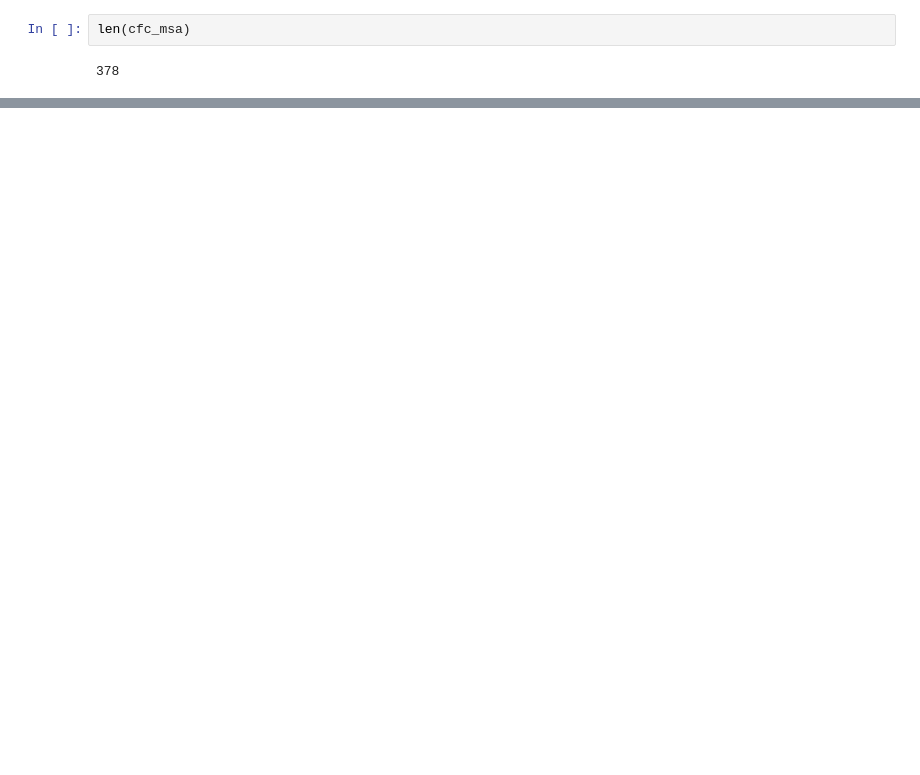
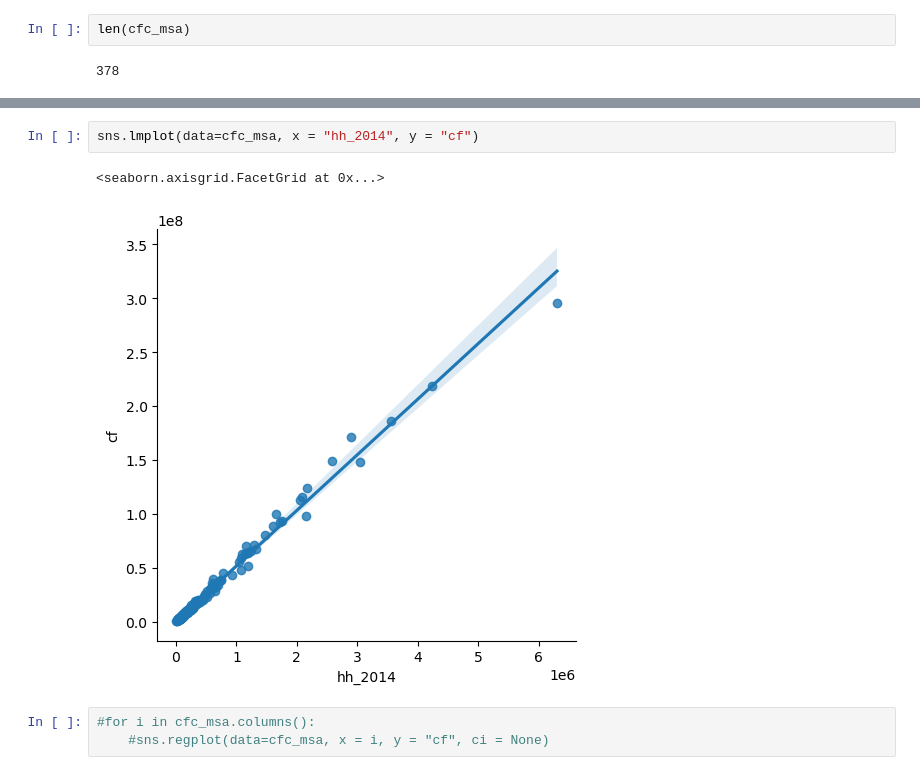
Before and after one commit to narslab/msa-emission-typologies, a Jupyter notebook: bin/jupyter/aggregate-carbon-footprints.ipynb, the cells around one changed output, grey strips where cells are left out. Saved outputs shown, nothing was run; the diff lists cells and outputs as text; blank space fills up the shorter version.

```diff
--- a/bin/jupyter/aggregate-carbon-footprints.ipynb
+++ b/bin/jupyter/aggregate-carbon-footprints.ipynb
@@ -151,0 +163,8 @@ cfc_df.to_csv(filepath)
+# %%
+sns.lmplot(data=cfc_msa, x = "hh_2014", y = "cf")
+# %% [output]
+<seaborn.axisgrid.FacetGrid at 0x...>
+[figure, added]
+# %%
+#for i in cfc_msa.columns():
+    #sns.regplot(data=cfc_msa, x = i, y = "cf", ci = None)
```
Also changed, not shown: parts of 9 cells of this notebook, 4 other files.
